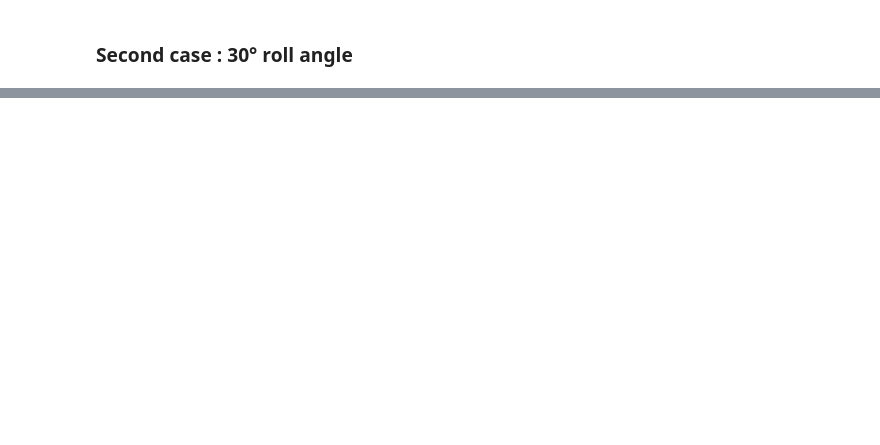
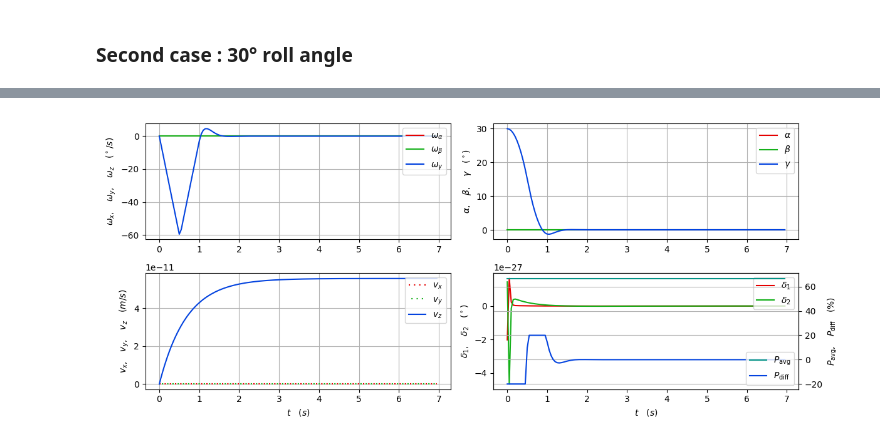
Before and after one commit to killian-baillifard/MPC-Course-EPFL, a Jupyter notebook: project/Deliverable_3_1/Deliverable_3_1.ipynb, the cells around one changed output, grey strips where cells are left out. Drawn from its saved outputs; the diff is of its cells as text; code cells hidden in the pictures; blank space fills up the shorter version.

```diff
--- a/project/Deliverable_3_1/Deliverable_3_1.ipynb
+++ b/project/Deliverable_3_1/Deliverable_3_1.ipynb
@@ -228,87 +127,4 @@ vis.animate(t_cl[:-1], x_cl[:, :-1], u_cl, T_ol=t_ol[..., :-1], X_ol=x_ol, U_ol=
 # %%
-plt.close('all')
-plt.figure('30° roll', (13, 5))
-
-# x subsystem
-
-plt.subplot(4, 4, 1)
-plt.title('x subsystem')
-plt.plot(t_cl[:-1], np.rad2deg(x_cl[1, :-1]))
-plt.ylabel(r'$\omega_\beta$ (°/s)')
-plt.grid()
-
-plt.subplot(4, 4, 5)
-plt.plot(t_cl[:-1], np.rad2deg(x_cl[4, :-1]))
-plt.ylabel(r'$\beta$ (°)')
-plt.grid()
-
-plt.subplot(4, 4, 9)
-plt.plot(t_cl[:-1], x_cl[6, :-1])
-plt.ylabel(r'$v_x$ (m/s)')
-plt.grid()
-
-plt.subplot(4, 4, 13)
-plt.plot(t_cl[:-1], np.rad2deg(u_cl[1, :]))
-plt.xlabel(r'$t$ (s)')
-plt.ylabel(r'$\delta_2$ (°)')
-plt.grid()
-
-# y subsystem
-
-plt.subplot(4, 4, 2)
-plt.title('y subsystem')
-plt.plot(t_cl[:-1], np.rad2deg(x_cl[0, :-1]))
-plt.ylabel(r'$\omega_\alpha$ (°/s)')
-plt.grid()
-
-plt.subplot(4, 4, 6)
-plt.plot(t_cl[:-1], np.rad2deg(x_cl[3, :-1]))
-plt.ylabel(r'$\alpha$ (°)')
-plt.grid()
-
-plt.subplot(4, 4, 10)
-plt.plot(t_cl[:-1], x_cl[4, :-1])
-plt.ylabel(r'$v_y$ (m/s)')
-plt.grid()
-
-plt.subplot(4, 4, 14)
-plt.plot(t_cl[:-1], np.rad2deg(u_cl[0, :]))
-plt.xlabel(r'$t$ (s)')
-plt.ylabel(r'$\delta_1$ (°)')
-plt.grid()
-
-# z subsystem
-
-plt.subplot(4, 4, 3)
-plt.title('z subsystem')
-plt.plot(t_cl[:-1], x_cl[8, :-1])
-plt.ylabel(r'$v_z$ (m/s)')
-plt.grid()
-
-plt.subplot(4, 4, 7)
-plt.plot(t_cl[:-1], u_cl[2, :])
-plt.xlabel(r'$t$ (s)')
-plt.ylabel(r'$P_\text{avg}$ (%)')
-plt.grid()
-
-# roll subsystem
-
-plt.subplot(4, 4, 4)
-plt.title('roll subsystem')
-plt.plot(t_cl[:-1], np.rad2deg(x_cl[2, :-1]))
-plt.ylabel(r'$\omega_\gamma$ (°/s)')
-plt.grid()
-
-plt.subplot(4, 4, 8)
-plt.plot(t_cl[:-1], np.rad2deg(x_cl[5, :-1]))
-plt.ylabel(r'$\gamma$ (°)')
-plt.grid()
-
-plt.subplot(4, 4, 12)
-plt.plot(t_cl[:-1], u_cl[3, :])
-plt.xlabel(r'$t$ (s)')
-plt.ylabel(r'$P_\text{diff}$ (%)')
-plt.grid()
-
-plt.tight_layout()
-plt.show()
+plot_traj('Stationnary 30° roll to origin', x_cl, u_cl, t_cl)
+# %% [output]
+[figure, added]
```
Also changed, not shown: parts of 7 cells of this notebook, 34 other files.
